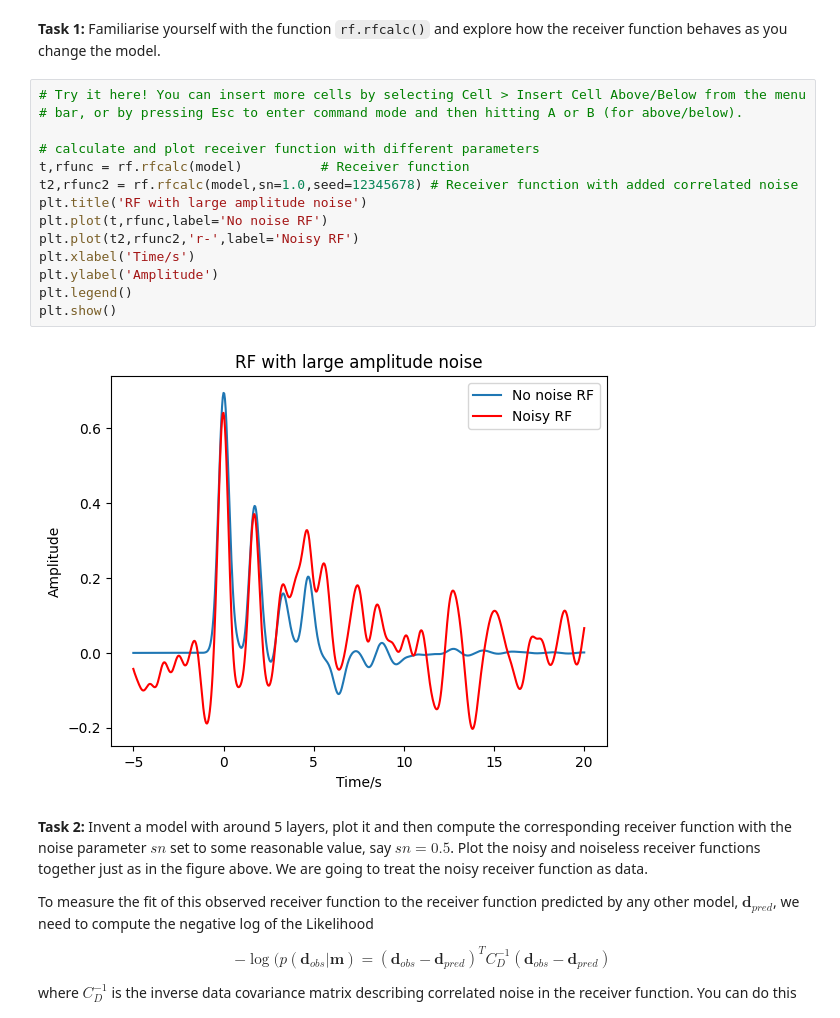
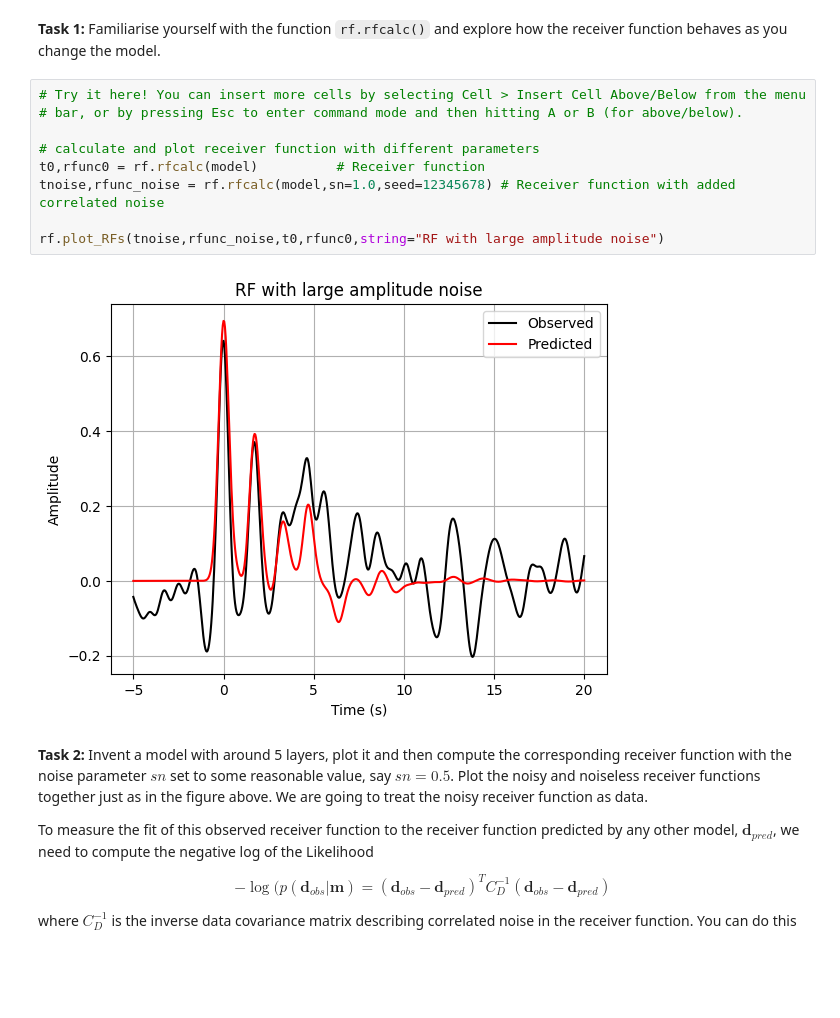
Before and after one commit to msambridge/InversionPracticals, a Jupyter notebook: Solutions/S5.2 - Fully nonlinear search Waveforms-solution.ipynb, the cells around one changed output. Drawn from its saved outputs; the diff is of its cells as text; blank space fills up the shorter version.

```diff
--- a/Solutions/S5.2 - Fully nonlinear search Waveforms-solution.ipynb
+++ b/Solutions/S5.2 - Fully nonlinear search Waveforms-solution.ipynb
@@ -69,19 +52,14 @@ plt.show()
 # %%
 # Try it here! You can insert more cells by selecting Cell > Insert Cell Above/Below from the menu
 # bar, or by pressing Esc to enter command mode and then hitting A or B (for above/below).
 
 # calculate and plot receiver function with different parameters
-t,rfunc = rf.rfcalc(model)          # Receiver function
-t2,rfunc2 = rf.rfcalc(model,sn=1.0,seed=12345678) # Receiver function with added correlated noise
-plt.title('RF with large amplitude noise')
-plt.plot(t,rfunc,label='No noise RF')
-plt.plot(t2,rfunc2,'r-',label='Noisy RF')
-plt.xlabel('Time/s')
-plt.ylabel('Amplitude')
-plt.legend()
-plt.show()
+t0,rfunc0 = rf.rfcalc(model)          # Receiver function
+tnoise,rfunc_noise = rf.rfcalc(model,sn=1.0,seed=12345678) # Receiver function with added correlated noise
+
+rf.plot_RFs(tnoise,rfunc_noise,t0,rfunc0,string="RF with large amplitude noise")
 # %% [output]
-[figure, old version]
+[figure, new version]
 # %% [markdown]
 **Task 2:** Invent a model with around 5 layers, plot it and then compute the corresponding receiver function with the noise parameter $sn$ set to some reasonable value, say $sn=0.5$. Plot the noisy and noiseless receiver functions together just as in the figure above. We are going to treat the noisy receiver function as data.
 
```
Also changed, not shown: parts of 15 cells of this notebook, 27 other files.
